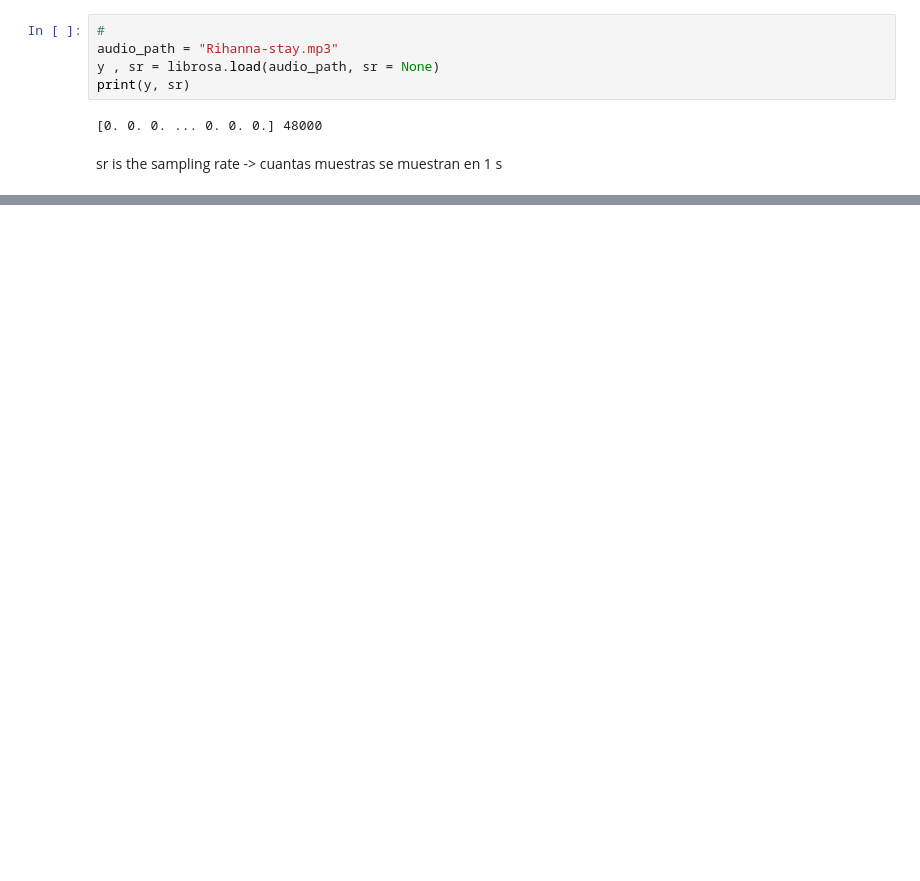
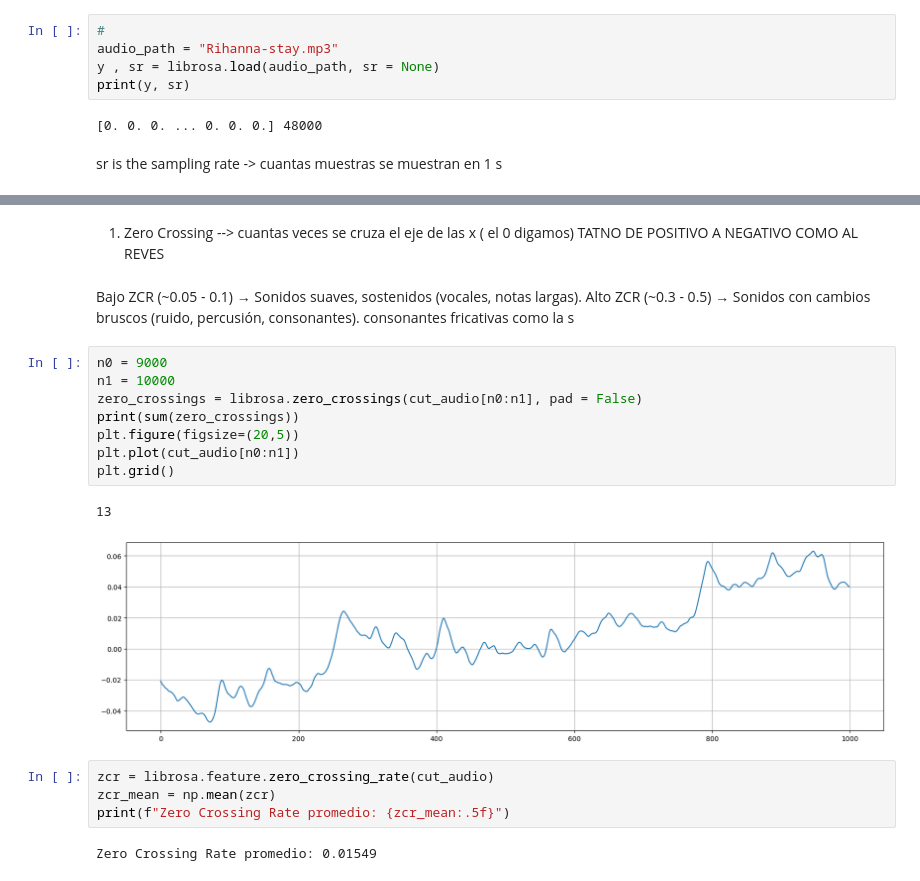
Before and after one commit to u172764/3d-musical-visualizer, a Jupyter notebook: feature-extraction.ipynb, the cells around one changed output, grey strips where cells are left out. Drawn from its saved outputs; the diff is of its cells as text; blank space fills up the shorter version.

```diff
--- a/feature-extraction.ipynb
+++ b/feature-extraction.ipynb
@@ -98,0 +96,22 @@ plt.show()
+# %% [markdown]
+1. Zero Crossing --> cuantas veces se cruza el eje de las x ( el 0 digamos) TATNO DE POSITIVO A NEGATIVO COMO AL REVES
+# %% [markdown]
+Bajo ZCR (~0.05 - 0.1) → Sonidos suaves, sostenidos (vocales, notas largas).
+Alto ZCR (~0.3 - 0.5) → Sonidos con cambios bruscos (ruido, percusión, consonantes). consonantes fricativas como la s
+# %%
+n0 = 9000
+n1 = 10000
+zero_crossings = librosa.zero_crossings(cut_audio[n0:n1], pad = False)
+print(sum(zero_crossings))
+plt.figure(figsize=(20,5))
+plt.plot(cut_audio[n0:n1])
+plt.grid()
+# %% [output]
+13
+[figure, added]
+# %%
+zcr = librosa.feature.zero_crossing_rate(cut_audio)
+zcr_mean = np.mean(zcr)
+print(f"Zero Crossing Rate promedio: {zcr_mean:.5f}")
+# %% [output]
+Zero Crossing Rate promedio: 0.01549
```
Also changed, not shown: parts of 17 cells of this notebook, 1 other file.
